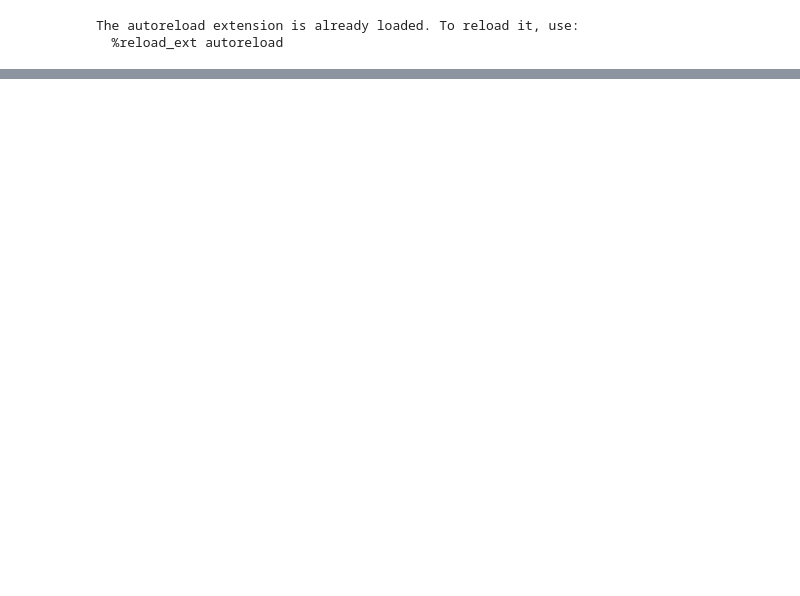
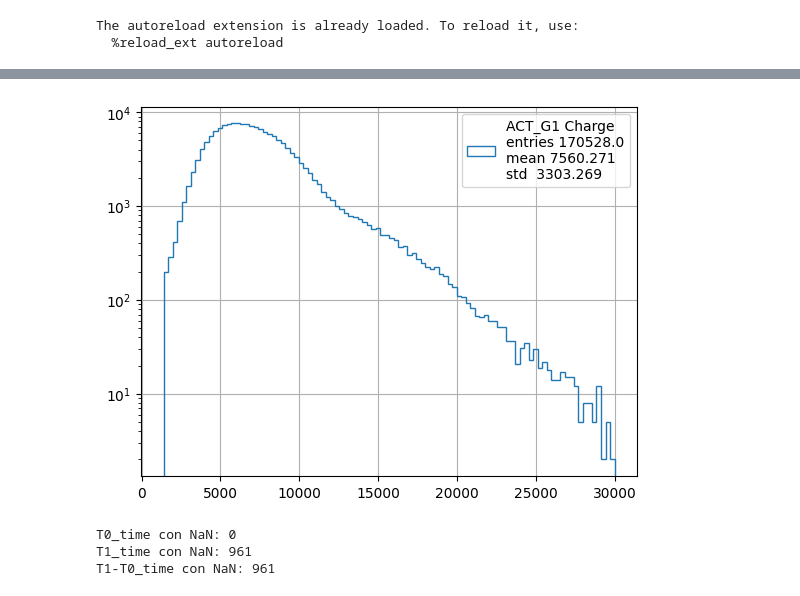
Before and after one commit to elenaramos44/WCTE_BRB_Data_Analysis, a Jupyter notebook: NB/test_func.ipynb, the cells around one changed output, grey strips where cells are left out. Cells and saved outputs as stored; diff of their text form; code cells hidden in the pictures; blank space fills up the shorter version.

```diff
--- a/NB/test_func.ipynb
+++ b/NB/test_func.ipynb
@@ -41,0 +126,16 @@ df_extended.head()
+# %%
+act_g1_charge = df_extended["ACT_g1_charge"]
+
+mask = np.isfinite(act_g1_charge)
+
+pltext.hist(act_g1_charge[mask], 100, ylog = True, label="ACT_G1 Charge", range=(1400, 30000));
+# %% [output]
+[figure, added]
+# %%
+print("T0_time con NaN:", np.isnan(df_extended["T0_time"]).sum())
+print("T1_time con NaN:", np.isnan(df_extended["T1_time"]).sum())
+print("T1-T0_time con NaN:", np.isnan(df_extended["T1-T0_time"]).sum())
+# %% [output]
+T0_time con NaN: 0
+T1_time con NaN: 961
+T1-T0_time con NaN: 961
```
Also changed, not shown: parts of 13 cells of this notebook.
